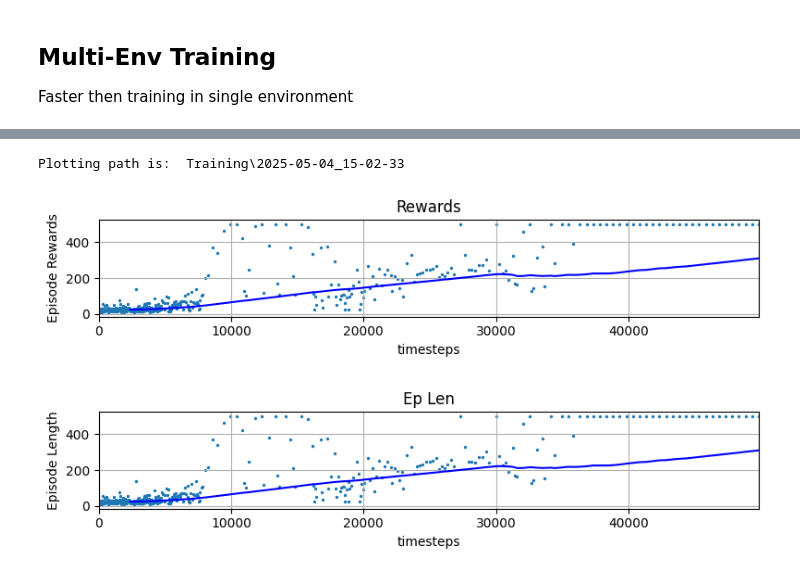
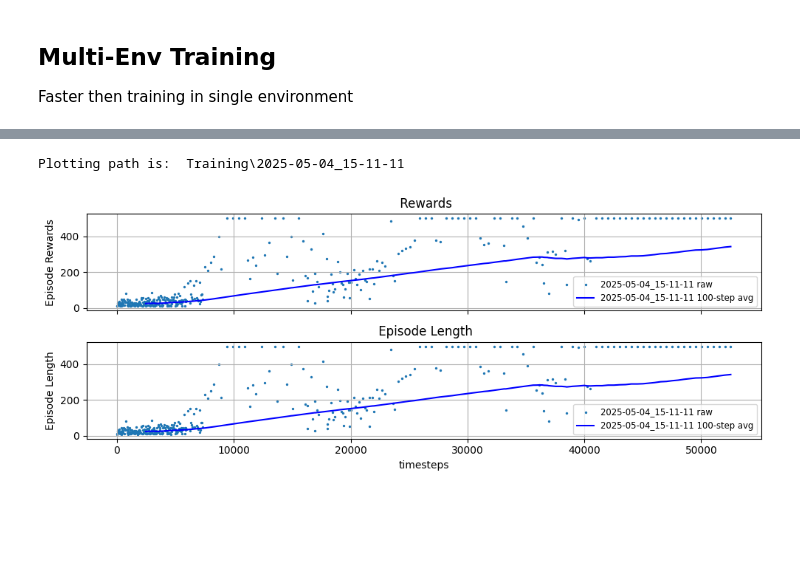
Before and after one commit to MATH-286-Pro/EE-568-Reinforcement-Learning-Project, a Jupyter notebook: Project/main.ipynb, the cells around one changed output, grey strips where cells are left out. Cells and saved outputs as stored; diff of their text form; code cells hidden in the pictures; blank space fills up the shorter version.

Commit message:
update tools.plot_result

```diff
--- a/Project/main.ipynb
+++ b/Project/main.ipynb
@@ -243,11 +238,15 @@ Episode: 2 Score: [500.]
 # %%
 # 绘制结果
 # Plotting the results
 import tools
 print("Plotting path is: ", log_path)
-tools.plot_results_test([log_path], 10e10, 'timesteps','')
+tools.plot_result(dirs=[log_path],
+                  window = 100)
+
+# Plot Multi-Training Results
+# tools.plot_result(dirs=["Training\\2025-05-04_15-11-11", "Training\\2025-05-04_15-10-40"],
+#                   window = 100)
 # %% [output]
-Plotting path is:  Training\2025-05-04_15-02-33
+Plotting path is:  Training\2025-05-04_15-11-11
-[figure, old version]
+[figure, new version]
-[figure, removed]
 # %%
```
Also changed, not shown: parts of 6 cells of this notebook, 2 other files.
